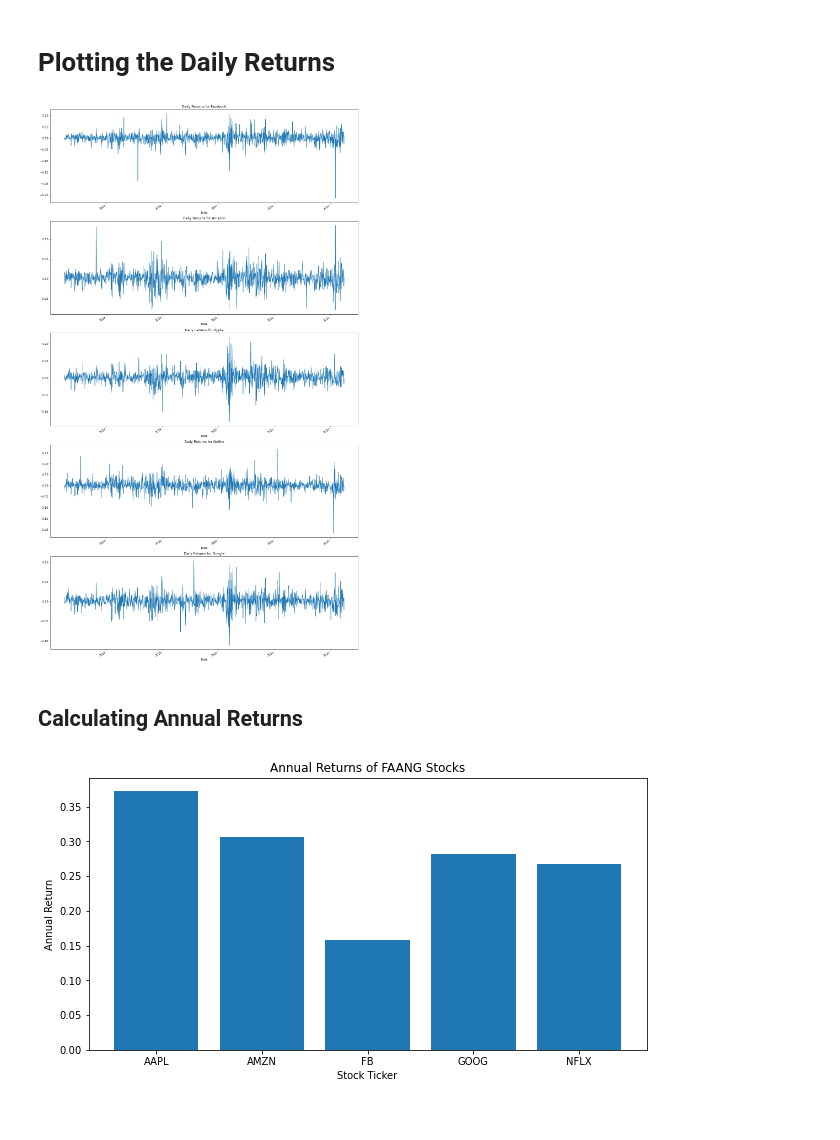
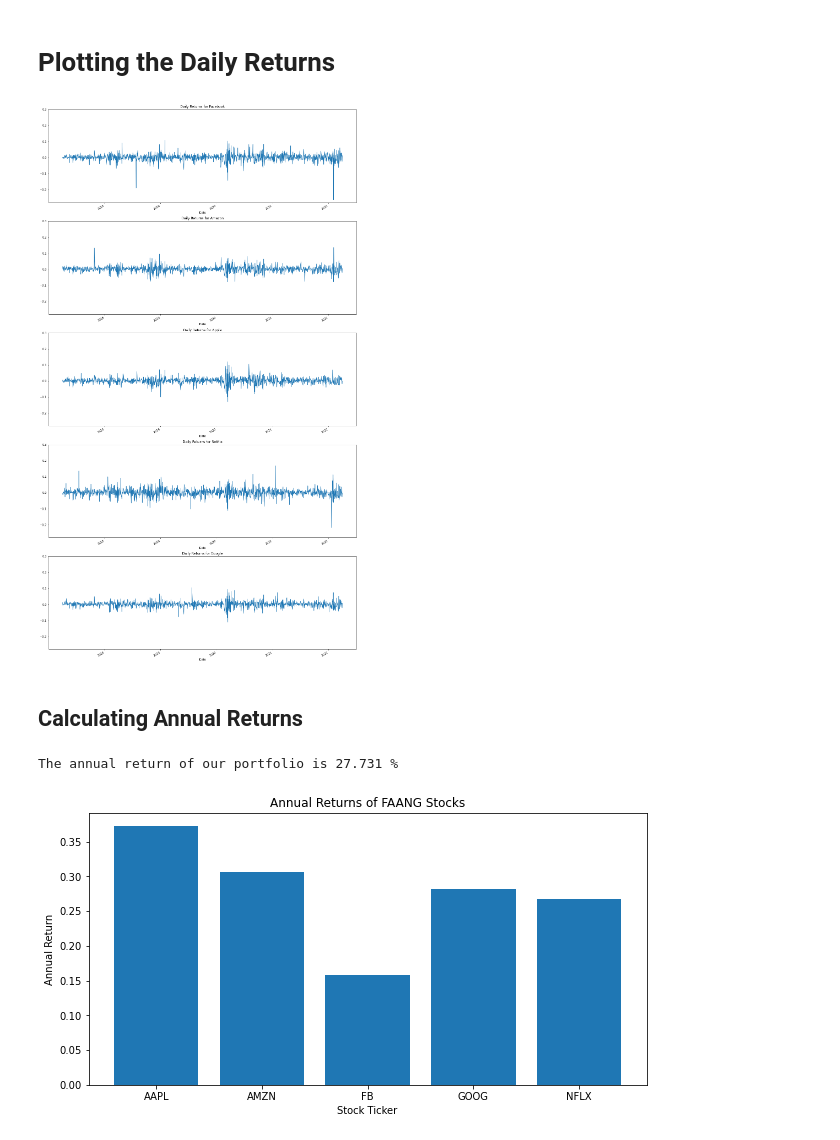
Before and after one commit to JoshuaOD/Projects, a Jupyter notebook: FAANG/Predict Stocks using Monte Carlo Simulation.ipynb, the cells around one changed output. Saved outputs shown, nothing was run; the diff lists cells and outputs as text; code cells hidden in the pictures.

```diff
--- a/FAANG/Predict Stocks using Monte Carlo Simulation.ipynb
+++ b/FAANG/Predict Stocks using Monte Carlo Simulation.ipynb
@@ -140,31 +140,50 @@ daily_returns.describe()
 # %%
 # Creating subplots of the stock returns
 plt.figure(figsize=(20, 40))
+top_y = 0.3
+low_y = -0.28
+
 
 plt.subplot(5, 1, 1)
 port['FB Return'].plot()
+plt.ylim(low_y, top_y)
 plt.title('Daily Returns for Facebook')
 
 plt.subplot(5, 1, 2)
 port['AMZN Return'].plot()
+plt.ylim(low_y, top_y)
 plt.title('Daily Returns for Amazon')
 
 plt.subplot(5, 1, 3)
 port['AAPL Return'].plot()
+plt.ylim(low_y, top_y)
 plt.title('Daily Returns for Apple')
 
 plt.subplot(5, 1, 4)
 port['NFLX Return'].plot()
+plt.ylim(low_y, top_y)
 plt.title('Daily Returns for Netflix')
 
 plt.subplot(5, 1, 5)
 port['GOOG Return'].plot()
+plt.ylim(low_y, top_y)
 plt.title('Daily Returns for Google')
 plt.show()
 # %% [output]
-[figure, old version]
+[figure, new version]
 # %% [markdown]
 ## Calculating Annual Returns
+# %%
+#Calculating the annual return of the portfolio
+returns = (port.iloc[:, :5] / port.iloc[:, :5].shift(1)) - 1
+#Assuming each security has equal weights
+weights = np.array([0.20, 0.20, 0.20, 0.20, 0.20])
+annual_returns = returns.mean() * 250
+np.dot(annual_returns, weights)
+pfolio_1 = str(round(np.dot(annual_returns, weights), 5) * 100) + ' %'
+print ('The annual return of our portfolio is ' + pfolio_1)
+# %% [output]
+The annual return of our portfolio is 27.731 %
 # %%
 plt.figure(figsize=(10,5))
 plt.bar(annual_returns.index, annual_returns)
```
Also changed, not shown: parts of 11 cells of this notebook.
